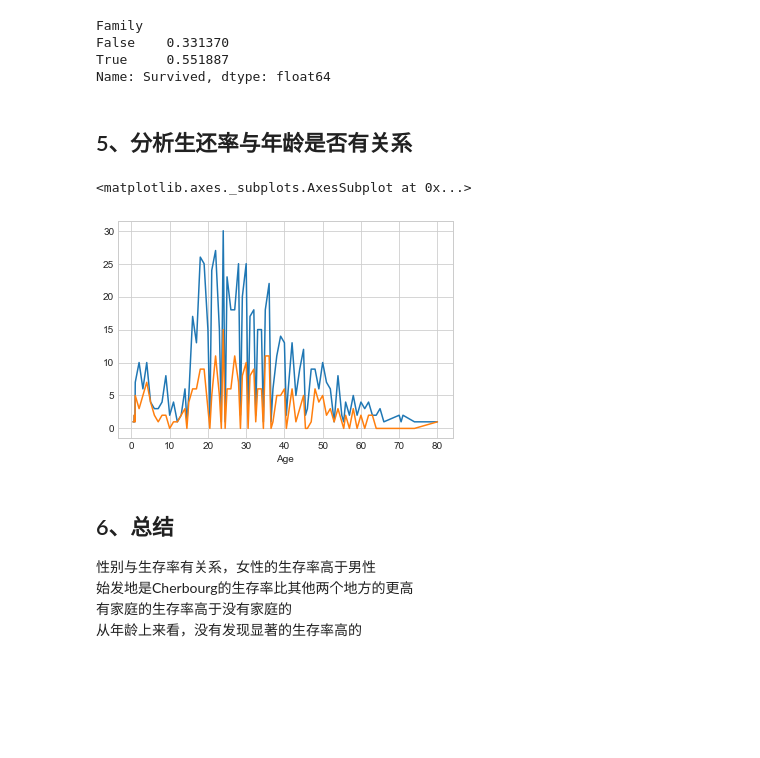
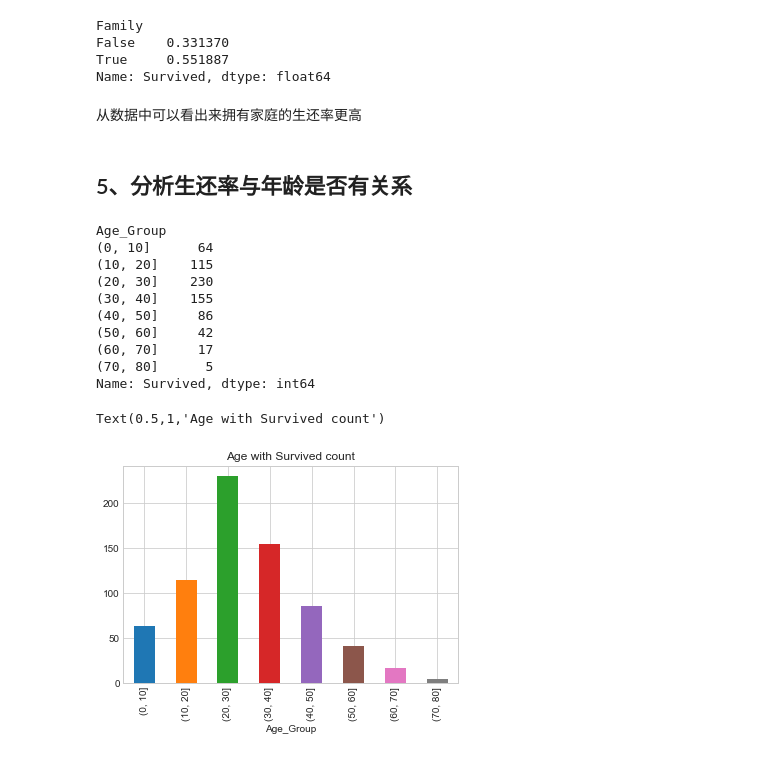
Before and after one commit to Srun01/Titanic_Analyze, a Jupyter notebook: titanic.ipynb, the cells around one changed output. Cells and saved outputs as stored; diff of their text form; code cells hidden in the pictures; blank space fills up the shorter version.

```diff
--- a/titanic.ipynb
+++ b/titanic.ipynb
@@ -122,20 +168,28 @@ Family
 False    0.331370
 True     0.551887
 Name: Survived, dtype: float64
+# %% [markdown]
+从数据中可以看出来拥有家庭的生还率更高
 # %% [markdown]
 ## 5、分析生还率与年龄是否有关系
 # %%
-#先看看整体分布情况
-survived_with_age = data.groupby("Age")["Survived"]
-survived_with_age.size().plot()
-survived_with_age.sum().plot()
+#整体人数分布情况
+survived_with_age = data.groupby("Age_Group")["Survived"]
+survived_with_age.count()
 # %% [output]
-<matplotlib.axes._subplots.AxesSubplot at 0x...>
+Age_Group
+(0, 10]      64
+(10, 20]    115
+(20, 30]    230
+(30, 40]    155
+(40, 50]     86
+(50, 60]     42
+(60, 70]     17
+(70, 80]      5
+Name: Survived, dtype: int64
-[figure, removed]
-# %% [markdown]
-## 6、总结
-
-性别与生存率有关系，女性的生存率高于男性
-始发地是Cherbourg的生存率比其他两个地方的更高
-有家庭的生存率高于没有家庭的
-从年龄上来看，没有发现显著的生存率高的
+# %%
+survived_with_age.count().plot(kind="bar")
+plt.title("Age with Survived count")
+# %% [output]
+Text(0.5,1,'Age with Survived count')
+[figure, added]
```
Also changed, not shown: parts of 17 cells of this notebook, 1 other file.
